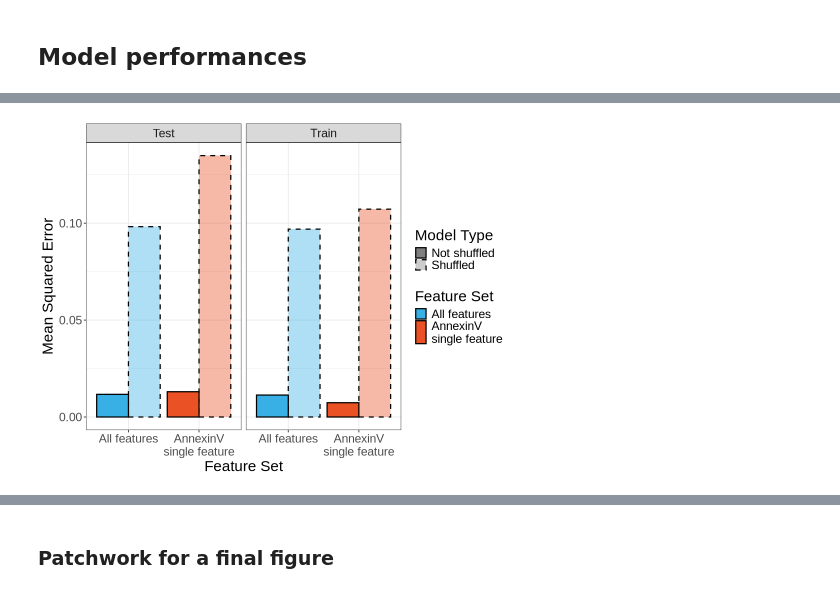
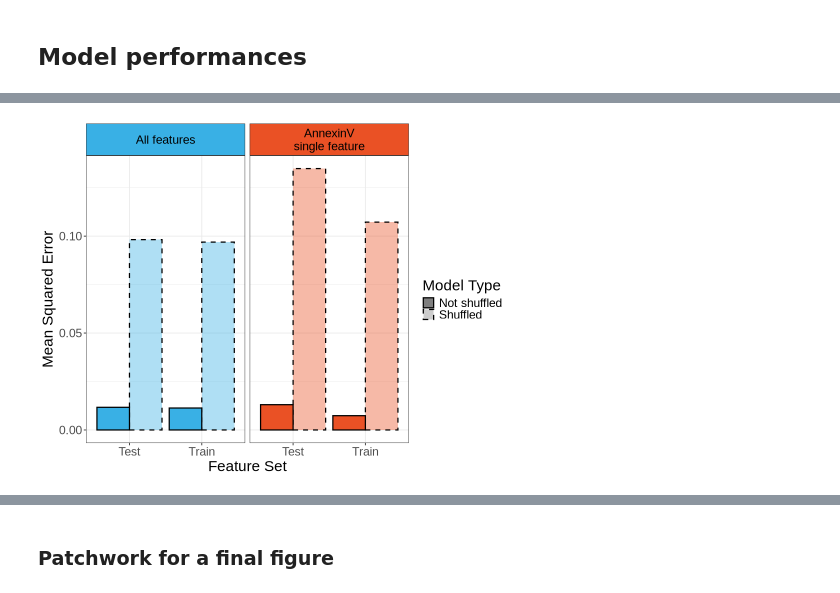
Before and after one commit to WayScience/live_cell_timelapse_apoptosis_analysis, a Jupyter notebook: 5.bulk_timelapse_model/notebooks/4.plot_results.ipynb, the cells around one changed output, grey strips where cells are left out. Cells and saved outputs as stored; diff of their text form; code cells hidden in the pictures.

```diff
--- a/5.bulk_timelapse_model/notebooks/4.plot_results.ipynb
+++ b/5.bulk_timelapse_model/notebooks/4.plot_results.ipynb
@@ -545,86 +510,39 @@ options(repr.plot.width = width, repr.plot.height = height)
 # shared color mapping: All features = blue, single feature = orange
 feature_colors <- c("All features" = "#39B0E5", "AnnexinV\nsingle feature" = "#EA5125")
 
+strip_colors <- strip_themed(
+  background_x = elem_list_rect(fill = c("#39B0E5", "#EA5125"))  # order matches facet levels
+)
+
 mse_plot <- (
-    ggplot(df, aes(x = feature, y = mse, fill = feature, alpha = shuffled, linetype = shuffled))
+    ggplot(df, aes(x = data_split, y = mse, fill = feature, alpha = shuffled, linetype = shuffled))
     + geom_bar(stat = "identity", position = position_dodge(), color = "black", linewidth = 0.7)
     + theme_bw()
     + labs(
         x = "Feature Set",
         y = "Mean Squared Error"
     )
-    + theme(
-        text = element_text(size = 18),
-        legend.key.size = unit(1, "lines")
-    )
-    + scale_fill_manual(values = feature_colors, name = "Feature Set")
+    # + theme(
+    #     text = element_text(size = 18),
+    #     legend.key.size = unit(1, "lines")
+    # )
+    + scale_fill_manual(values = feature_colors, name = "Feature Set", guide = "none")
     + scale_alpha_manual(values = c("Not shuffled" = 1, "Shuffled" = 0.4), name = "Model Type")
     + scale_linetype_manual(values = c("Not shuffled" = "solid", "Shuffled" = "dashed"), name = "Model Type")
     + guides(
-        fill = guide_legend(override.aes = list(alpha = 1, linetype = "solid")),
         alpha = guide_legend(override.aes = list(fill = "grey50")),
         linetype = guide_legend(override.aes = list(fill = "grey50"))
     )
-    + facet_wrap(~data_split)
-
+    + theme(strip.text = element_text(color = "black"))  # keep text readable
+    + facet_wrap2(~feature, strip = strip_colors)
+    + theme(
+        text = element_text(size = 18),
+        legend.key.size = unit(1, "lines"),
+        legend.key.height = unit(0.8, "lines")   # add this
+    )
+    + theme(legend.text = element_text(vjust = 0.5))
 )
 mse_plot
-
-# r2_plot <- (
-#     ggplot(df, aes(x = feature, y = r2, fill = feature, alpha = shuffled, linetype = shuffled))
-#     + geom_bar(stat = "identity", position = position_dodge(), color = "black", linewidth = 0.7)
-#     + theme_bw()
-#     + labs(
-#         x = "Feature Set",
-#         y = expression(R^2)
-#     )
-#     + ylim(min(df$r2) - 0.1, 1)
-#     + theme(
-#         text = element_text(size = 18),
-#         legend.key.size = unit(1, "lines")
-#     )
-#     + scale_fill_manual(values = feature_colors, name = "Feature Set")
-#     + scale_alpha_manual(values = c("Not shuffled" = 1, "Shuffled" = 0.4), name = "Model Type")
-#     + scale_linetype_manual(values = c("Not shuffled" = "solid", "Shuffled" = "dashed"), name = "Model Type")
-#     + guides(
-#         fill = guide_legend(override.aes = list(alpha = 1, linetype = "solid")),
-#         alpha = guide_legend(override.aes = list(fill = "grey50")),
-#         linetype = guide_legend(override.aes = list(fill = "grey50"))
-#     )
-#     + facet_wrap(~data_split)
-# )
-# r2_plot
-r2_plot <- (
-    ggplot(df, aes(x = feature, y = r2, fill = feature, alpha = shuffled, linetype = shuffled))
-    + geom_bar(stat = "identity", position = position_dodge(), color = "black", linewidth = 0.7)
-    + theme_bw()
-    + labs(
-        x = "Feature Set",
-        y = expression(R^2)
-    )
-    + ylim(min(df$r2) - 0.1, 1)
-    + theme(
-        text = element_text(size = 18),
-        legend.key.size = unit(1, "lines")
-    )
-    + scale_fill_manual(
-        values = feature_colors,
-        name = "Feature Set",
-        labels = function(x) gsub("\n", " ", x)  # keep legend labels single-line
-      )
-    + scale_alpha_manual(values = c("Not shuffled" = 1, "Shuffled" = 0.4), name = "Model Type")
-    + scale_linetype_manual(values = c("Not shuffled" = "solid", "Shuffled" = "dashed"), name = "Model Type")
-    + guides(
-        fill = guide_legend(
-          override.aes = list(alpha = 1, linetype = "solid"),
-          keyheight = unit(1, "lines")   # forces key box to stay uniform height
-        ),
-        alpha = guide_legend(override.aes = list(fill = "grey50")),
-        linetype = guide_legend(override.aes = list(fill = "grey50"))
-    )
-    + facet_wrap(~data_split)
-)
-r2_plot
 # %% [output]
 Warning message:
 “Duplicated `override.aes` is ignored.”
@@ -633 +549 @@ Warning message:
-[figure, old version]
+[figure, new version]
```
Also changed, not shown: parts of 15 cells of this notebook, 3 other files.
